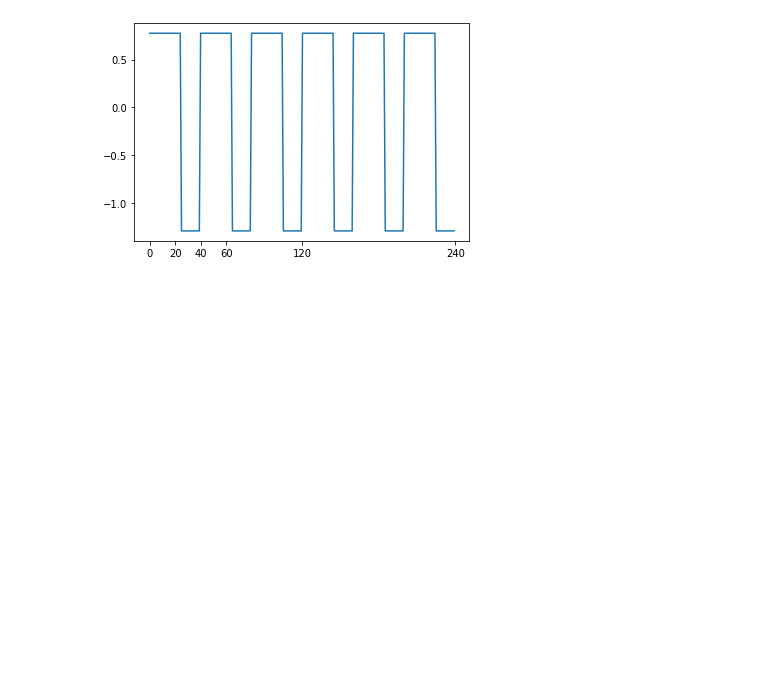
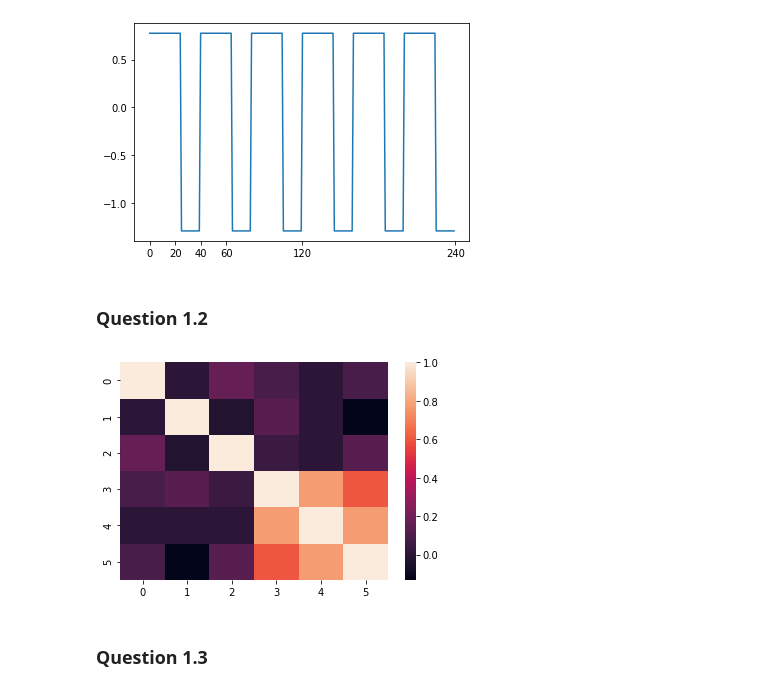
Before and after one commit to YourTeacher23/MAST30034-Assignment1, a Jupyter notebook: Q1.ipynb, the cells around one changed output. Cells and saved outputs as stored; diff of their text form; code cells hidden in the pictures; blank space fills up the shorter version.

```diff
--- a/Q1.ipynb
+++ b/Q1.ipynb
@@ -58,3 +60,14 @@ for tc in TC:
 [figure]
 [figure]
 [figure]
+# %% [markdown]
+### Question 1.2
+# %%
+import seaborn as sns
+df = pd.DataFrame(TC)
+tc_df = df.T
+ax = sns.heatmap(tc_df.corr())
+# %% [output]
+[figure, added]
+# %% [markdown]
+### Question 1.3
```
Also changed, not shown: parts of 14 cells of this notebook.
